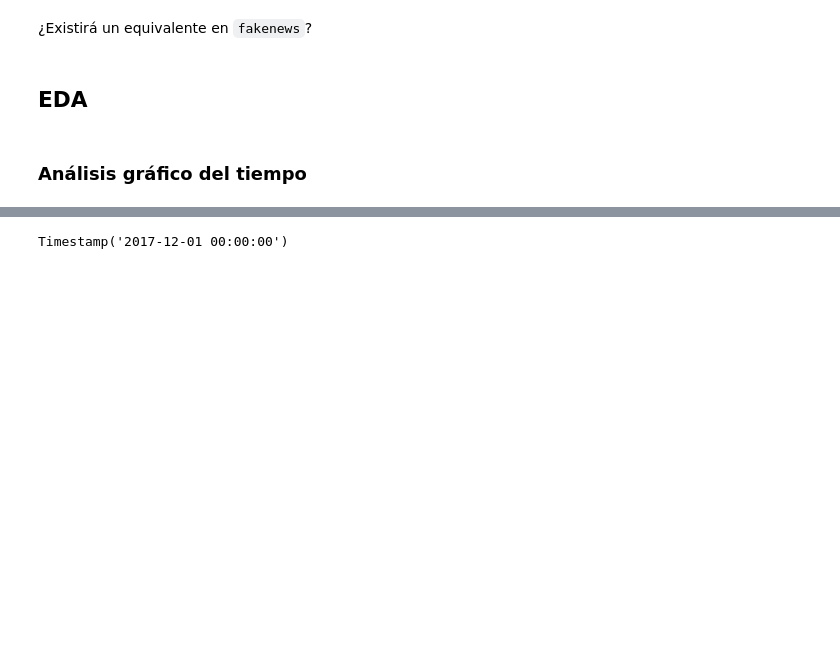
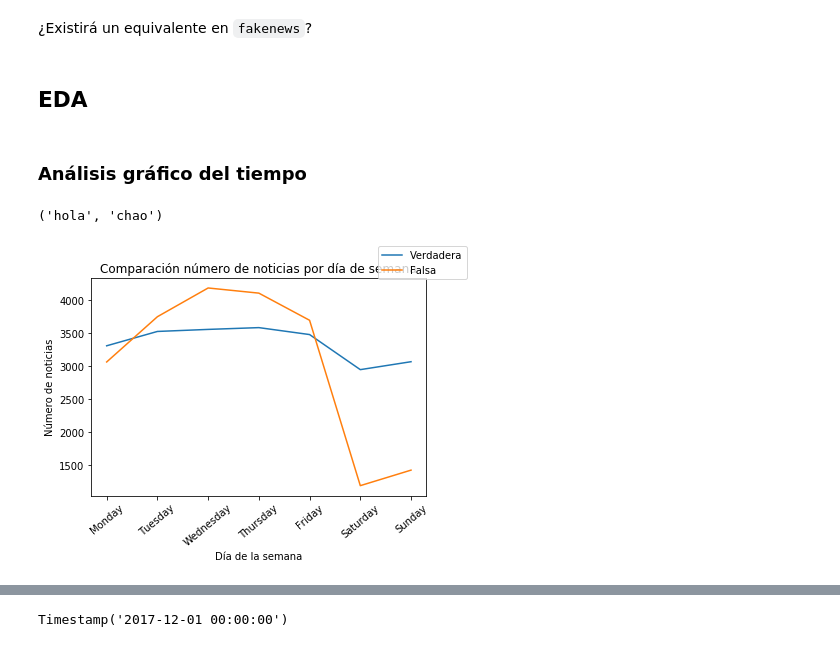
Before and after one commit to framunoz/Detector-Noticias-Falsas, a Jupyter notebook: codigo/01-Carga_de_datos.ipynb, the cells around one changed output, grey strips where cells are left out. Saved outputs shown, nothing was run; the diff lists cells and outputs as text; code cells hidden in the pictures; blank space fills up the shorter version.

```diff
--- a/codigo/01-Carga_de_datos.ipynb
+++ b/codigo/01-Carga_de_datos.ipynb
@@ -170,3 +227,52 @@ Podemos decir entonces que una noticia de `'worldnews'` es una noticia estadouni
 ## EDA
 # %% [markdown]
 ### Análisis gráfico del tiempo
+# %%
+def rotular(ax, title, xlabel, ylabel):
+    ax.set_title(title)
+    ax.set_xlabel(xlabel)
+    ax.set_ylabel(ylabel)
+# %%
+def f(*args):
+    print(args)
+
+f("hola", "chao")
+# %% [output]
+('hola', 'chao')
+# %%
+def my_plot(ts_t, ts_f,
+            title=None, xlabel=None, ylabel=None,
+            rotation=40):
+    fig, ax = plt.subplots()  # Create a figure containing a single axes.
+    ax.plot(ts_f)  # Plot some data on the axes.
+    ax.plot(ts_t)
+    fig.legend(['Verdadera', 'Falsa'])
+
+    plt.xticks(rotation=rotation)
+
+    rotular(ax,
+            title=title,
+            xlabel=xlabel,
+            ylabel=ylabel,)
+
+    plt.show()
+# %%
+L_dow = ["Monday", "Tuesday", "Wednesday",
+         "Thursday", "Friday", "Saturday", "Sunday", ]
+
+
+def count_dow(ser):
+    s = ser.dt.day_name().value_counts()
+    s = pd.Series({L_dow[i]: s[L_dow[i]] for i in range(7)})
+    return s
+
+
+ts_t = count_dow(df_true["date"])
+ts_f = count_dow(df_fake["date"])
+
+my_plot(ts_t, ts_f,
+        title="Comparación número de noticias por día de semana",
+        xlabel="Día de la semana",
+        ylabel="Número de noticias",)
+# %% [output]
+[figure, added]
```
Also changed, not shown: parts of 23 cells of this notebook.
